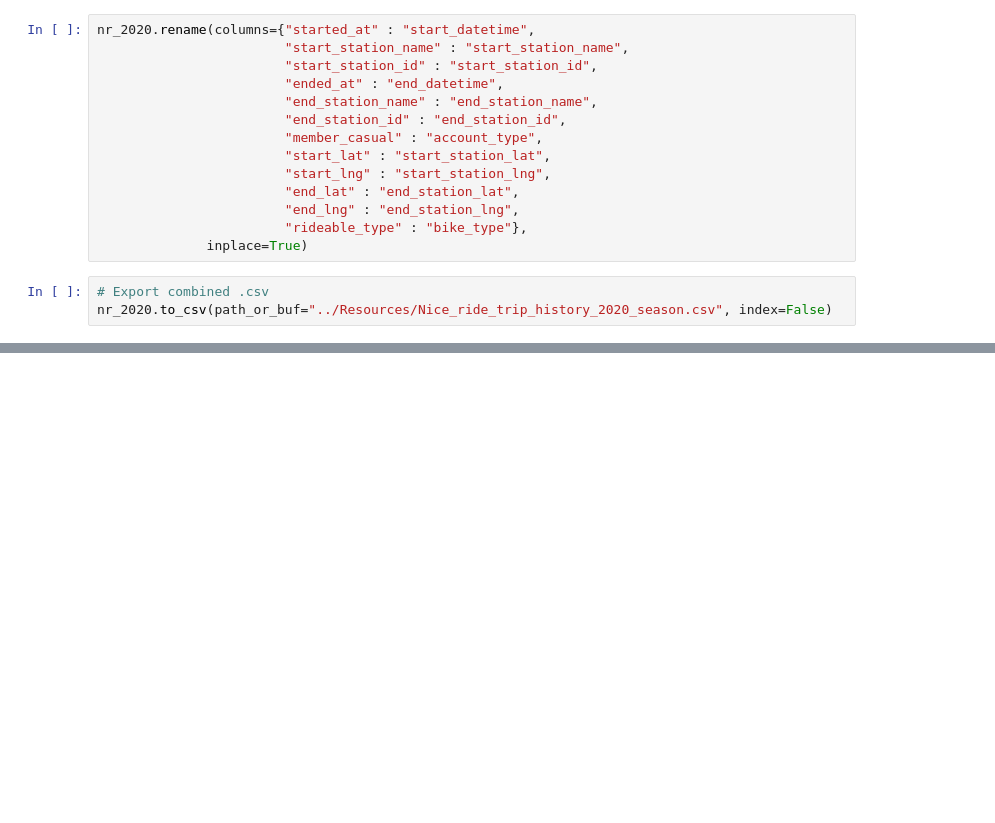
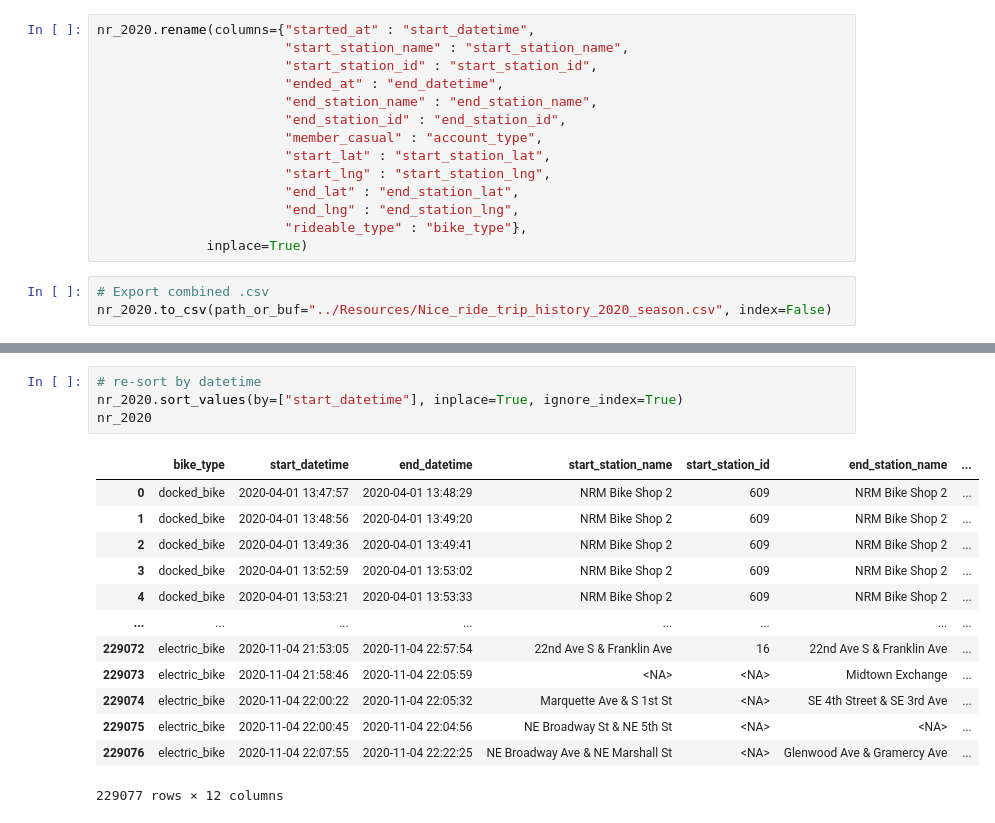
Before and after one commit to luchovzla/project-1, a Jupyter notebook: nice_ride_2020/Nice Ride 2020.ipynb, the cells around one changed output, grey strips where cells are left out. Cells and saved outputs as stored; diff of their text form; blank space fills up the shorter version.

```diff
--- a/nice_ride_2020/Nice Ride 2020.ipynb
+++ b/nice_ride_2020/Nice Ride 2020.ipynb
@@ -105,0 +151,18 @@ electric_df["bike_type"].value_counts()
+# %%
+# re-sort by datetime
+nr_2020.sort_values(by=["start_datetime"], inplace=True, ignore_index=True)
+nr_2020
+# %% [output]
+|  | bike_type | start_datetime | end_datetime | start_station_name | start_station_id | end_station_name | ... |
+| 0 | docked_bike | 2020-04-01 13:47:57 | 2020-04-01 13:48:29 | NRM Bike Shop 2 | 609 | NRM Bike Shop 2 | ... |
+| 1 | docked_bike | 2020-04-01 13:48:56 | 2020-04-01 13:49:20 | NRM Bike Shop 2 | 609 | NRM Bike Shop 2 | ... |
+| 2 | docked_bike | 2020-04-01 13:49:36 | 2020-04-01 13:49:41 | NRM Bike Shop 2 | 609 | NRM Bike Shop 2 | ... |
+| 3 | docked_bike | 2020-04-01 13:52:59 | 2020-04-01 13:53:02 | NRM Bike Shop 2 | 609 | NRM Bike Shop 2 | ... |
+| 4 | docked_bike | 2020-04-01 13:53:21 | 2020-04-01 13:53:33 | NRM Bike Shop 2 | 609 | NRM Bike Shop 2 | ... |
+| ... | ... | ... | ... | ... | ... | ... | ... |
+| 229072 | electric_bike | 2020-11-04 21:53:05 | 2020-11-04 22:57:54 | 22nd Ave S & Franklin Ave | 16 | 22nd Ave S & Franklin Ave | ... |
+| 229073 | electric_bike | 2020-11-04 21:58:46 | 2020-11-04 22:05:59 | <NA> | <NA> | Midtown Exchange | ... |
+| 229074 | electric_bike | 2020-11-04 22:00:22 | 2020-11-04 22:05:32 | Marquette Ave & S 1st St | <NA> | SE 4th Street & SE 3rd Ave | ... |
+| 229075 | electric_bike | 2020-11-04 22:00:45 | 2020-11-04 22:04:56 | NE Broadway St & NE 5th St | <NA> | <NA> | ... |
+| 229076 | electric_bike | 2020-11-04 22:07:55 | 2020-11-04 22:22:25 | NE Broadway Ave & NE Marshall St | <NA> | Glenwood Ave & Gramercy Ave | ... |
+229077 rows × 12 columns
```
Also changed, not shown: parts of 29 cells of this notebook, 8 other files.
